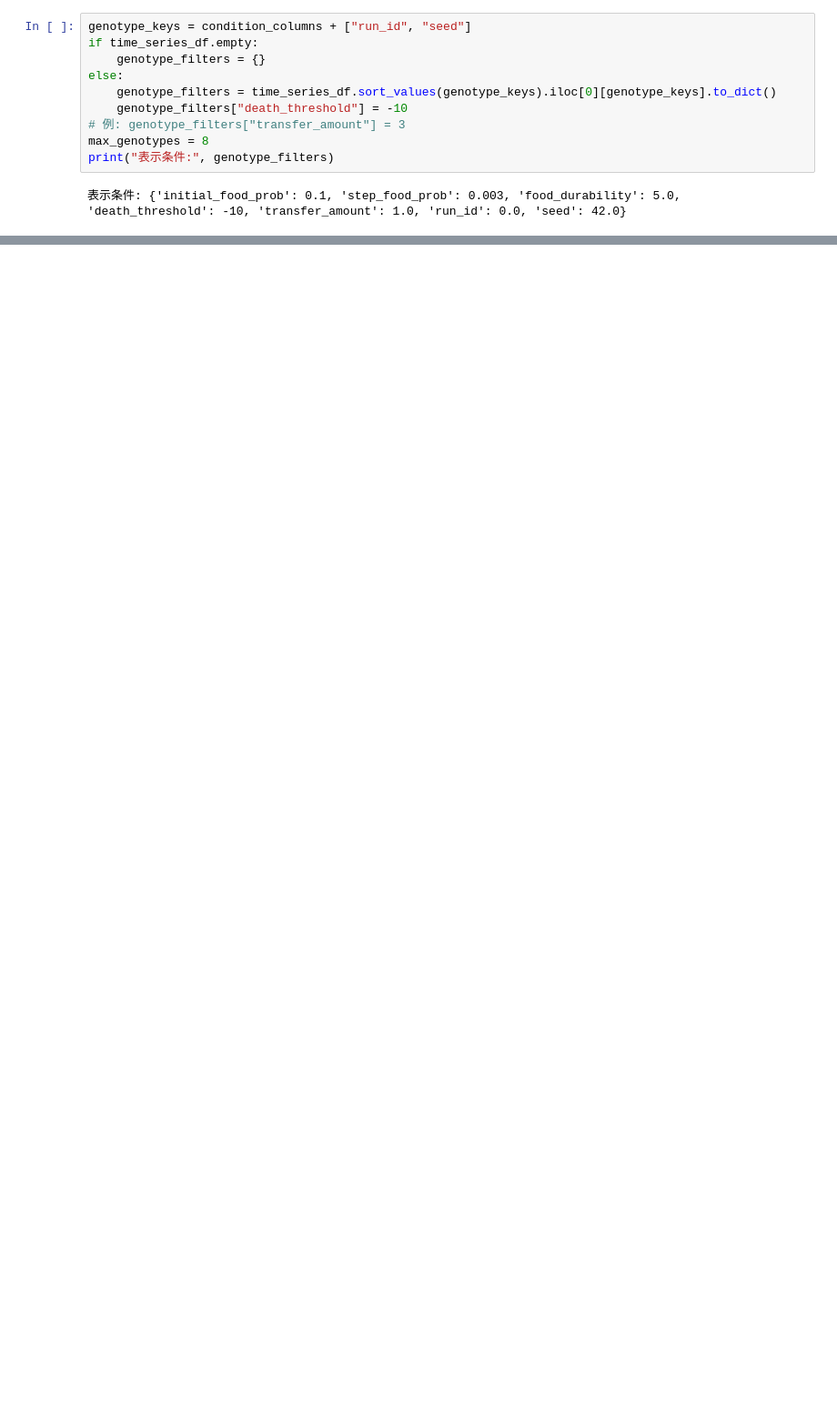
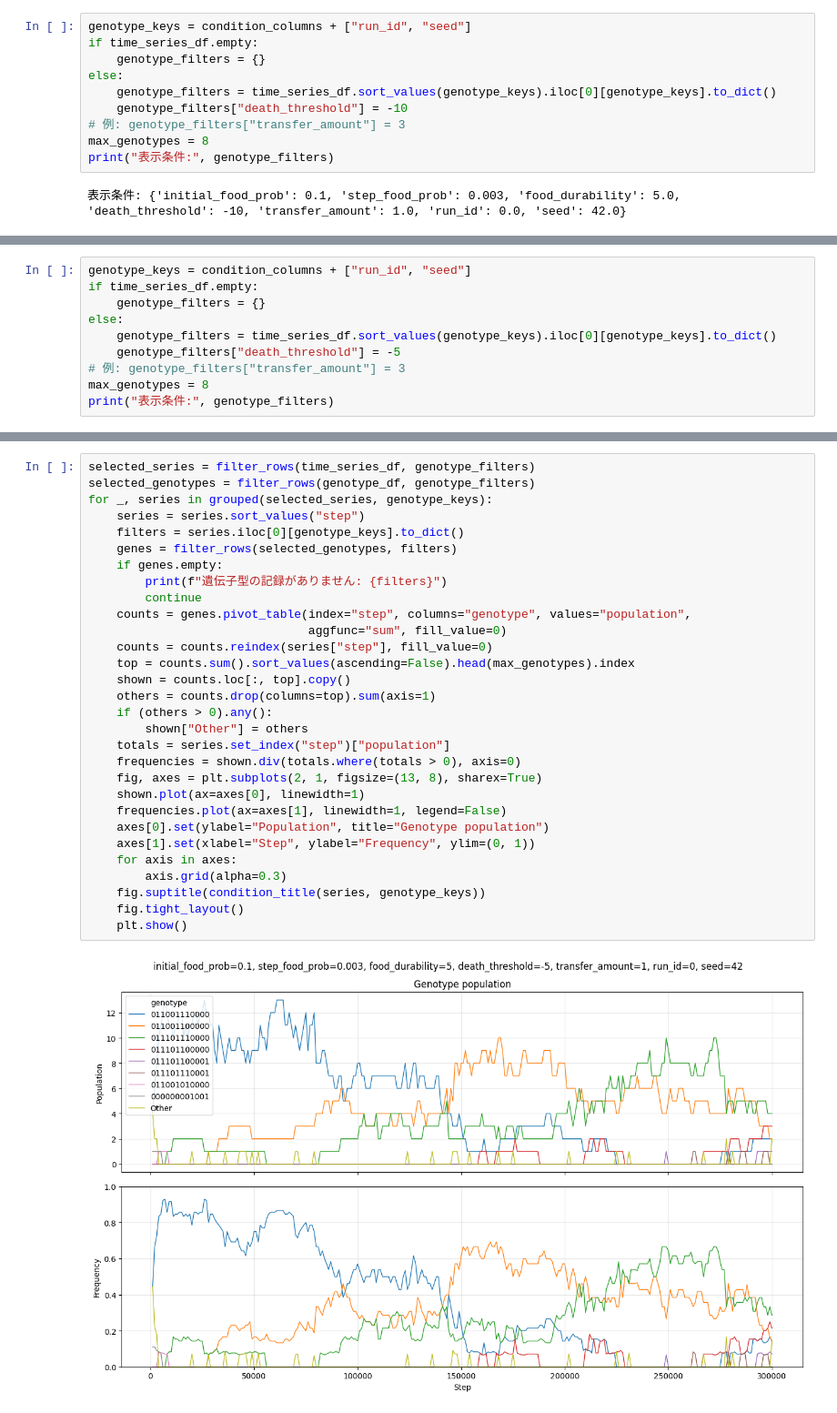
Before and after one commit to bcl-group/2703-nishimura-bachelor-thesis, a Jupyter notebook: project/notebooks/analysis_exp_v4_1.ipynb, the cells around one changed output, grey strips where cells are left out. Shown at 91% size. Cells and saved outputs as stored; diff of their text form; blank space fills up the shorter version.

```diff
--- a/project/notebooks/analysis_exp_v4_1.ipynb
+++ b/project/notebooks/analysis_exp_v4_1.ipynb
@@ -237,0 +282,10 @@ for _, series in grouped(selected_series, genotype_keys):
+# %%
+genotype_keys = condition_columns + ["run_id", "seed"]
+if time_series_df.empty:
+    genotype_filters = {}
+else:
+    genotype_filters = time_series_df.sort_values(genotype_keys).iloc[0][genotype_keys].to_dict()
+    genotype_filters["death_threshold"] = -5
+# 例: genotype_filters["transfer_amount"] = 3
+max_genotypes = 8
+print("表示条件:", genotype_filters)
@@ -237,0 +294,32 @@ for _, series in grouped(selected_series, genotype_keys):
+# %%
+selected_series = filter_rows(time_series_df, genotype_filters)
+selected_genotypes = filter_rows(genotype_df, genotype_filters)
+for _, series in grouped(selected_series, genotype_keys):
+    series = series.sort_values("step")
+    filters = series.iloc[0][genotype_keys].to_dict()
+    genes = filter_rows(selected_genotypes, filters)
+    if genes.empty:
+        print(f"遺伝子型の記録がありません: {filters}")
+        continue
+    counts = genes.pivot_table(index="step", columns="genotype", values="population",
+                               aggfunc="sum", fill_value=0)
+    counts = counts.reindex(series["step"], fill_value=0)
+    top = counts.sum().sort_values(ascending=False).head(max_genotypes).index
+    shown = counts.loc[:, top].copy()
+    others = counts.drop(columns=top).sum(axis=1)
+    if (others > 0).any():
+        shown["Other"] = others
+    totals = series.set_index("step")["population"]
+    frequencies = shown.div(totals.where(totals > 0), axis=0)
+    fig, axes = plt.subplots(2, 1, figsize=(13, 8), sharex=True)
+    shown.plot(ax=axes[0], linewidth=1)
+    frequencies.plot(ax=axes[1], linewidth=1, legend=False)
+    axes[0].set(ylabel="Population", title="Genotype population")
+    axes[1].set(xlabel="Step", ylabel="Frequency", ylim=(0, 1))
+    for axis in axes:
+        axis.grid(alpha=0.3)
+    fig.suptitle(condition_title(series, genotype_keys))
+    fig.tight_layout()
+    plt.show()
+# %% [output]
+[figure, added]
```
Also changed, not shown: parts of 7 cells of this notebook, 36 other files.
